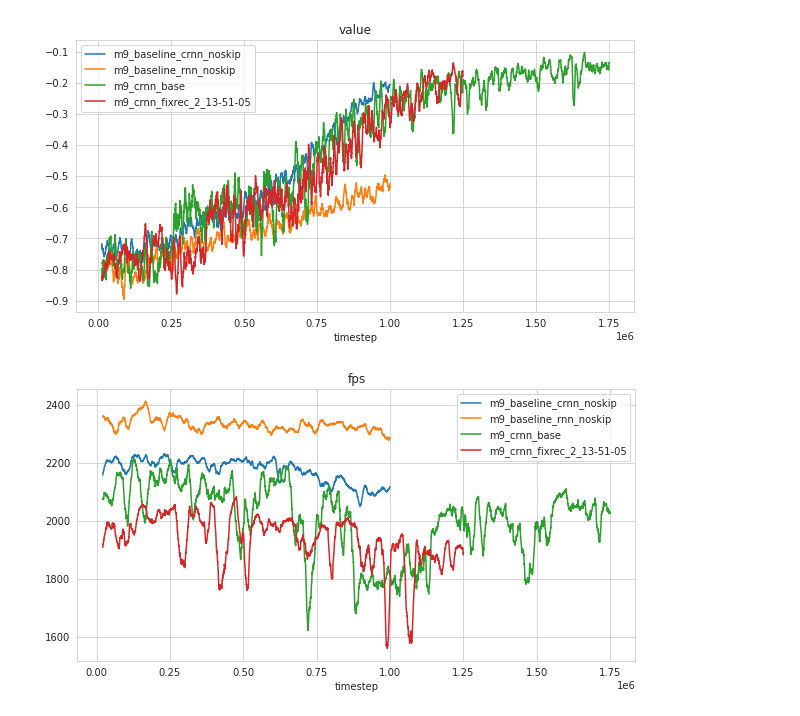
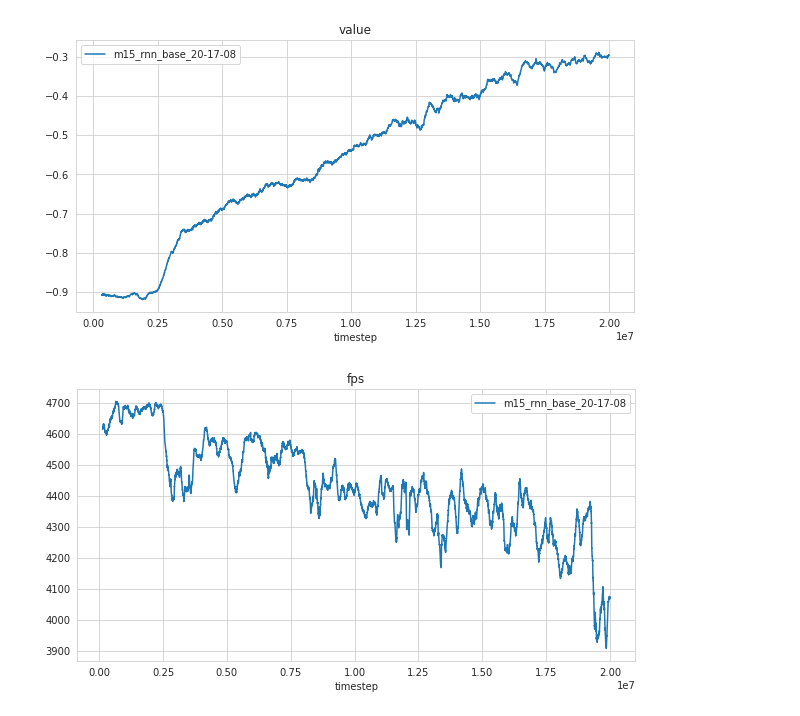
Before and after one commit to mandrecki/rl_trickery, a Jupyter notebook: notebooks/clean_multirun.ipynb, the cells around one changed output. Cells and saved outputs as stored; diff of their text form; code cells hidden in the pictures.

```diff
--- a/notebooks/clean_multirun.ipynb
+++ b/notebooks/clean_multirun.ipynb
@@ -44,7 +44,7 @@ def load_dir(directory):
         f_config = directory + run + "/.hydra/config.yaml"
         f_override = directory + run + "/.hydra/overrides.yaml"
         dfs[run] = pd.read_csv(f_train).set_index("timestep")
-#         dfs_eval[run] = pd.read_csv(f_eval).set_index("timestep")
+        dfs_eval[run] = pd.read_csv(f_eval).set_index("timestep")
         try:
             with open(f_override) as file:
                 overrides[run] = yaml.load(file, Loader=yaml.FullLoader)
@@ -65,11 +65,15 @@ def load_dir(directory):
 
     return result
 # %%
-def compare_mrs(mrs, col="episode_reward", show_std=False, window=10):
+def compare_mrs(mrs, col="episode_reward", show_std=False, window=10, train=True):
     colors = sns.color_palette(n_colors=len(mrs))
     ax = None
     for mr, color in zip(mrs, colors):
-        joined = pd.concat(mr.ts_train.values(), axis=1)[[col]].loc[5000:]
+        if train:
+            joined = pd.concat(mr.ts_train.values(), axis=1)[[col]].loc[10000:]
+        else:
+            joined = pd.concat(mr.ts_eval.values(), axis=1)[[col]].loc[5000:]
+            window = 3
 #         joined = joined.fillna(method="ffill")
         mean = joined.mean(axis=1).rolling(window).mean()
         std = joined.std(axis=1).rolling(window).mean()
@@ -83,9 +87,9 @@ def compare_mrs(mrs, col="episode_reward", show_std=False, window=10):
 # path = "/home/ira/code/projects/rl_trickery/multirun/0_baselines/mazelab/"
 # path = "/home/ira/code/projects/rl_trickery/multirun/0_compare//"
 # path = "/home/ira/code/projects/rl_trickery/multirun/0_baselines/m11fixed/"
-path = "/home/ira/code/projects/rl_trickery/multirun/2020-06-22/"
+path = "/home/ira/code/projects/rl_trickery/multirun/2020-06-23/"
 dirs = os.listdir(path)
 dirs = sorted(dirs)
 mrs = [load_dir(path+dir_) for dir_ in dirs]
-compare_mrs(mrs, col="episode_reward", show_std=False, window=150)
+compare_mrs(mrs, col="episode_reward", show_std=False, window=100, train=False)
 # %% [output]
@@ -95,11 +101,11 @@ compare_mrs(mrs, col="episode_reward", show_std=False, window=150)
 # %%
-compare_mrs(mrs, col="value", window=50)
+compare_mrs(mrs, col="value", window=250)
 # %% [output]
-[figure, old version]
+[figure, new version]
 # %%
 compare_mrs(mrs, col="fps", window=100)
 # %% [output]
-[figure, old version]
+[figure, new version]
 # %%
 # DIR = "/home/ira/code/projects/rl_trickery/multirun/0_compare/17-35-25_m9_baseline_crnn/"
 # DIR = "/home/ira/code/projects/rl_trickery/multirun/0_baselines/mazelab/m11fixed_crnn/"
```
Also changed, not shown: parts of 8 cells of this notebook, 9 other files.
